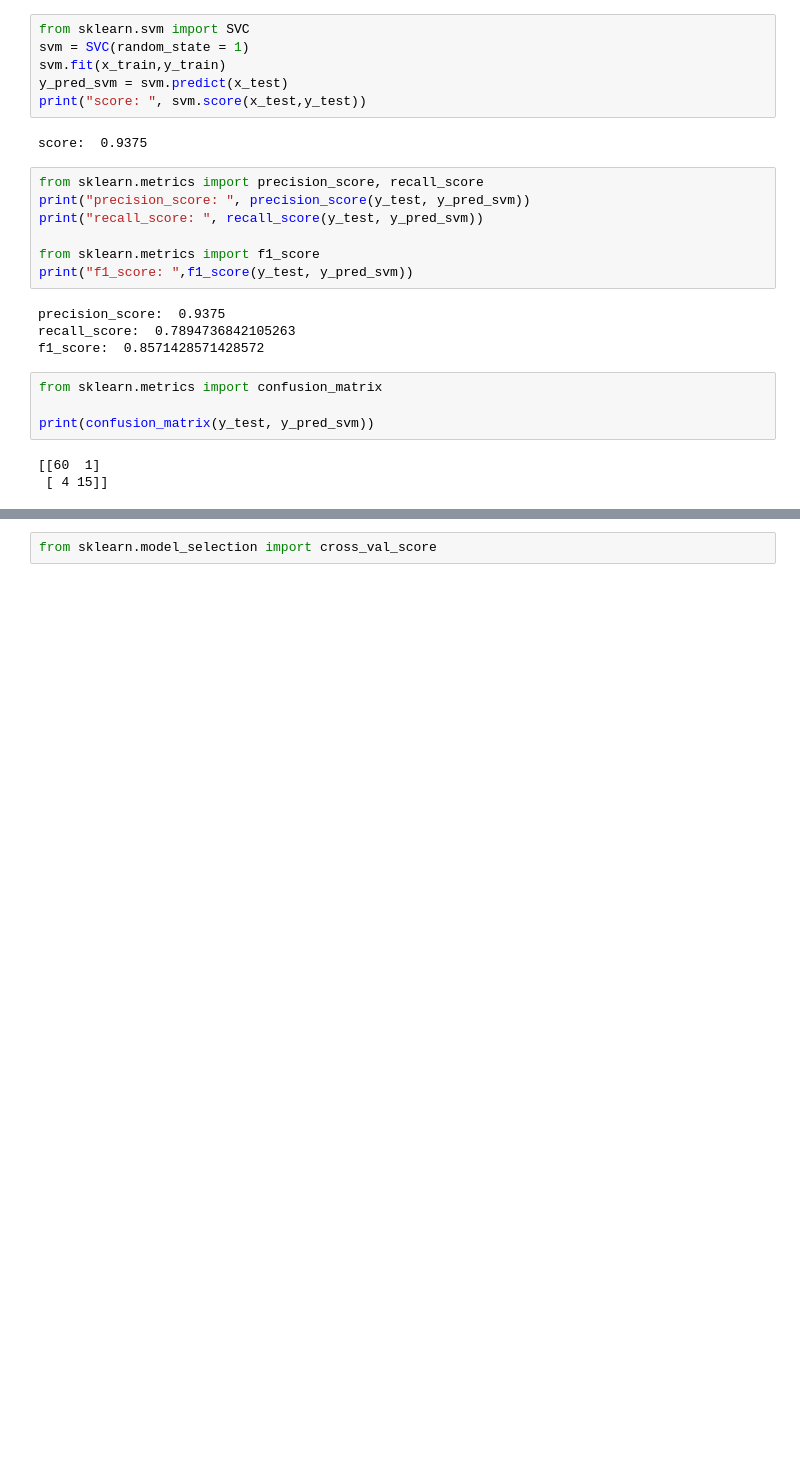
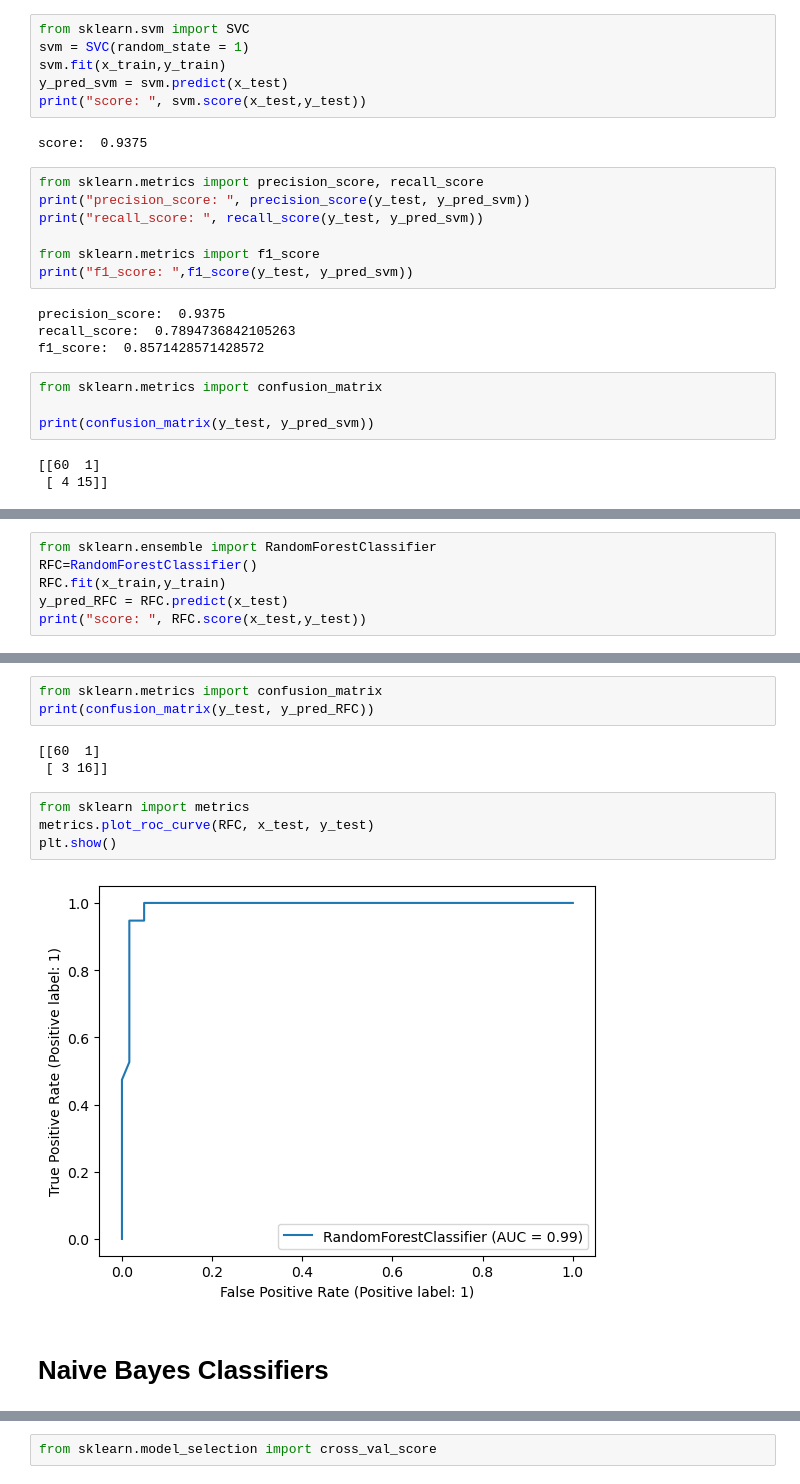
Before and after one commit to Dheeraj10869/Graduate-admission, a Jupyter notebook: Graduate Admission Prediction.ipynb, the cells around one changed output, grey strips where cells are left out. Drawn from its saved outputs; the diff is of its cells as text; blank space fills up the shorter version.

```diff
--- a/Graduate Admission Prediction.ipynb
+++ b/Graduate Admission Prediction.ipynb
@@ -341,0 +313,6 @@ from sklearn.ensemble import RandomForestClassifier
+# %%
+from sklearn.ensemble import RandomForestClassifier
+RFC=RandomForestClassifier()
+RFC.fit(x_train,y_train)
+y_pred_RFC = RFC.predict(x_test)
+print("score: ", RFC.score(x_test,y_test))
@@ -341,0 +332,14 @@ from sklearn.ensemble import RandomForestClassifier
+# %%
+from sklearn.metrics import confusion_matrix
+print(confusion_matrix(y_test, y_pred_RFC))
+# %% [output]
+[[60  1]
+ [ 3 16]]
+# %%
+from sklearn import metrics
+metrics.plot_roc_curve(RFC, x_test, y_test)
+plt.show()
+# %% [output]
+[figure, added]
+# %% [markdown]
+# Naive Bayes Classifiers
```
Also changed, not shown: parts of 42 cells of this notebook, 3 other files.
